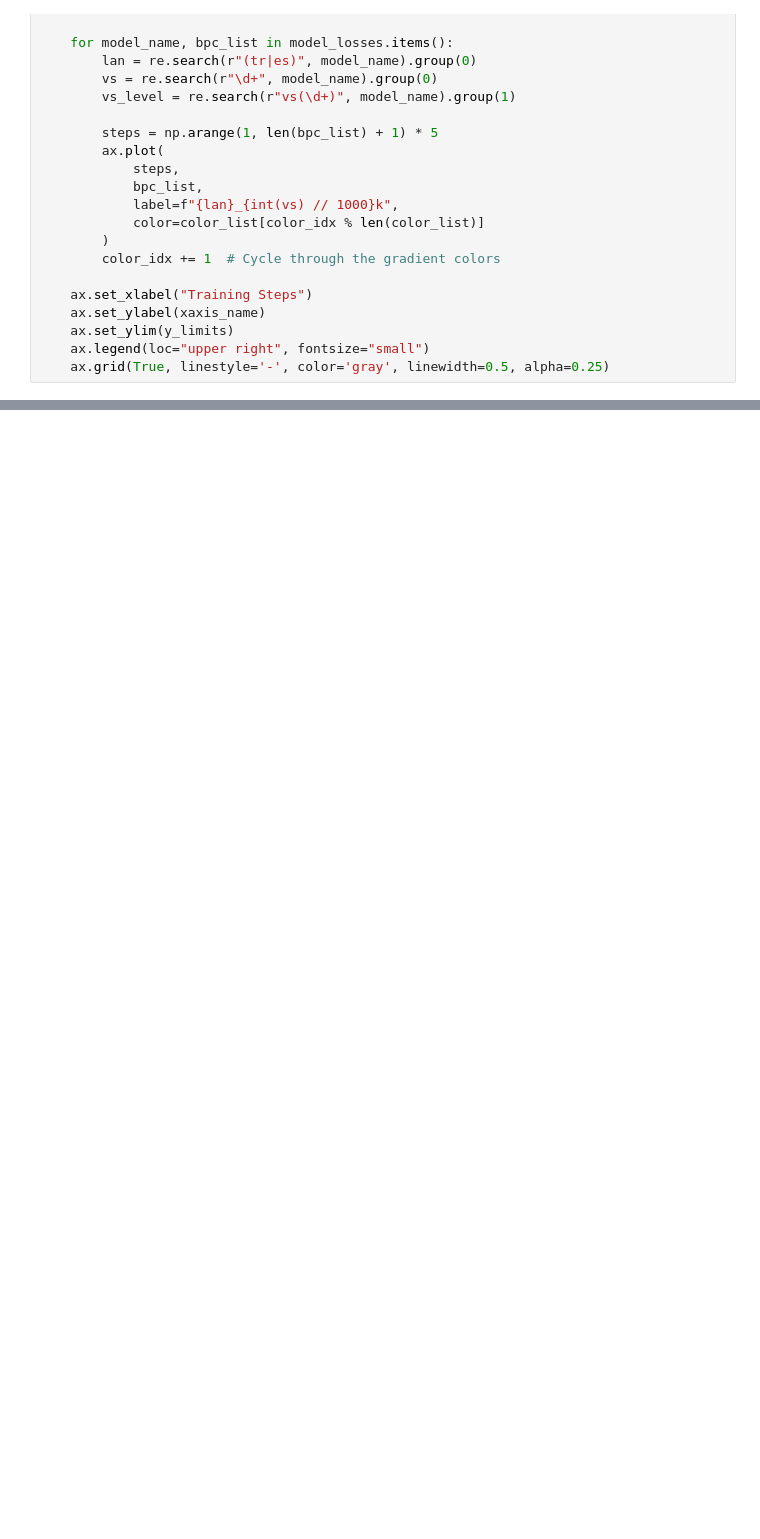
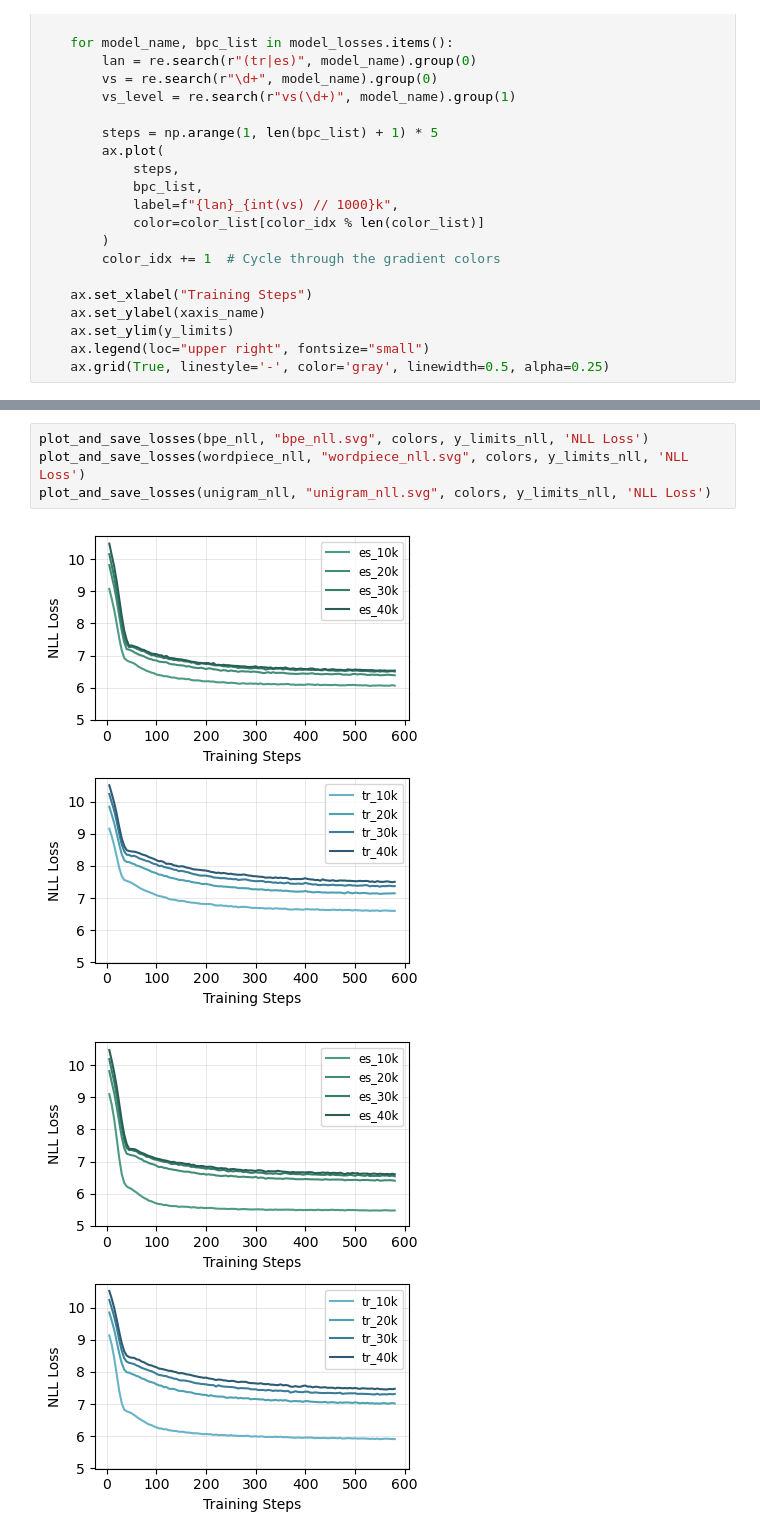
Before and after one commit to ah140797/NLP-project, a Jupyter notebook: figure_notebooks/loss_figures.ipynb, the cells around one changed output, grey strips where cells are left out. Saved outputs shown, nothing was run; the diff lists cells and outputs as text; blank space fills up the shorter version.

```diff
--- a/figure_notebooks/loss_figures.ipynb
+++ b/figure_notebooks/loss_figures.ipynb
@@ -124,0 +112,7 @@ plot_and_save_losses(eval_losses, "bpe_loss.svg", colors, 'NLL Loss')
+# %%
+plot_and_save_losses(bpe_nll, "bpe_nll.svg", colors, y_limits_nll, 'NLL Loss')
+plot_and_save_losses(wordpiece_nll, "wordpiece_nll.svg", colors, y_limits_nll, 'NLL Loss')
+plot_and_save_losses(unigram_nll, "unigram_nll.svg", colors, y_limits_nll, 'NLL Loss')
+# %% [output]
+[figure, added]
+[figure, added]
```
Also changed, not shown: parts of 11 cells of this notebook, 2 other files.
